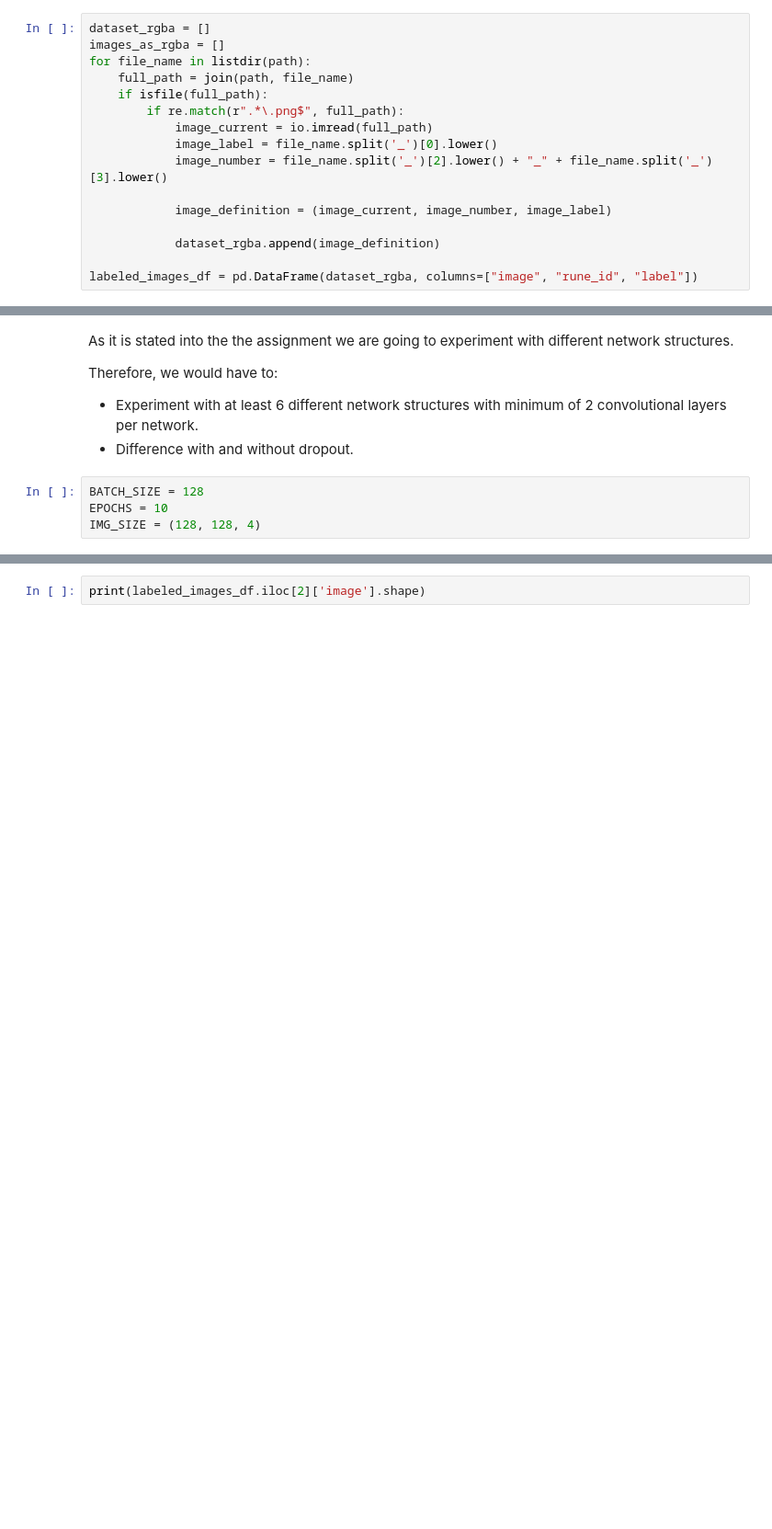
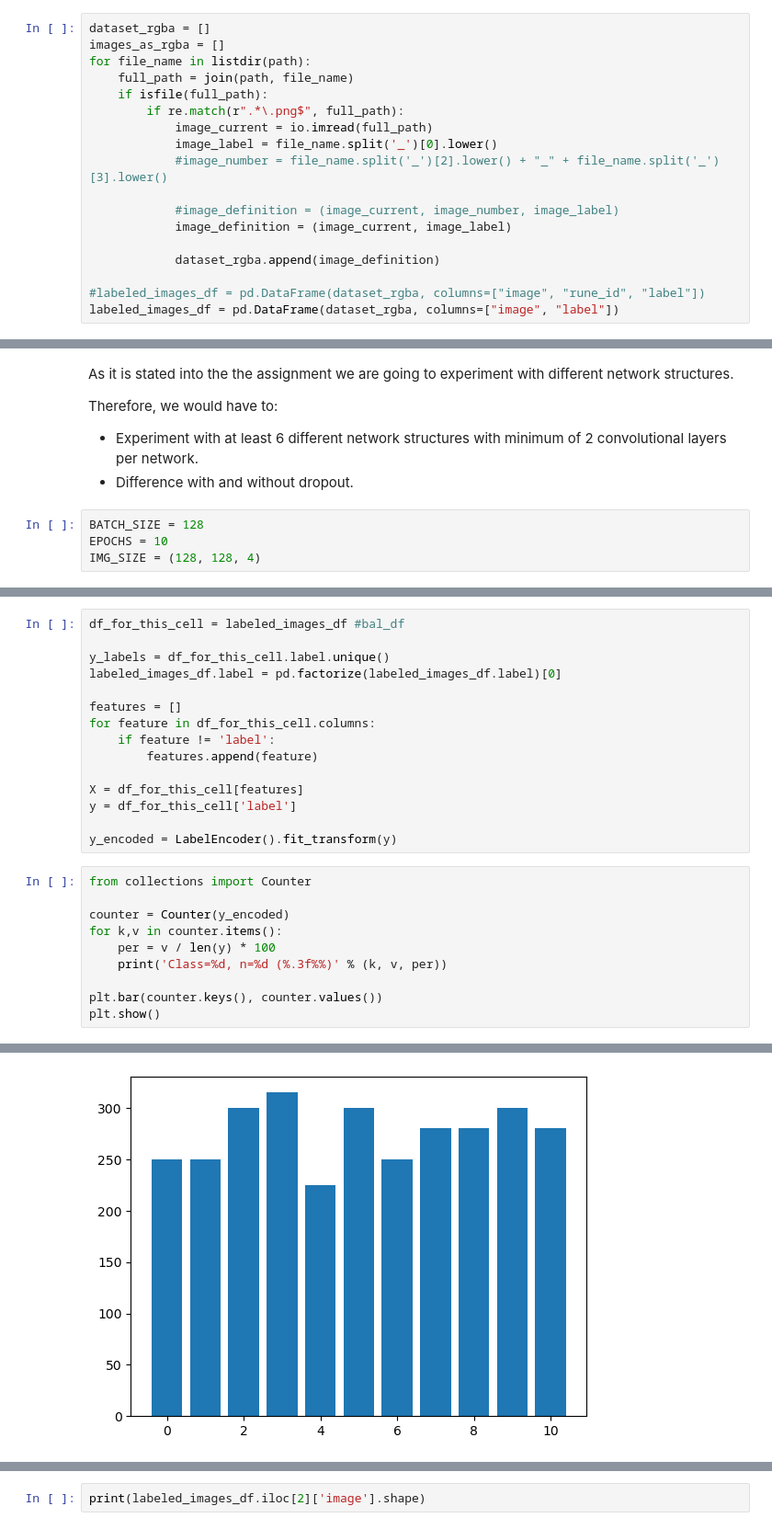
Before and after one commit to alexbejann/frisian-runes-recognition, a Jupyter notebook: MLBD-Assignment2/Part_2_CNN.ipynb, the cells around one changed output, grey strips where cells are left out. Shown: that part at 92% size. Saved outputs shown, nothing was run; the diff lists cells and outputs as text; blank space fills up the shorter version.

```diff
--- a/MLBD-Assignment2/Part_2_CNN.ipynb
+++ b/MLBD-Assignment2/Part_2_CNN.ipynb
@@ -89,11 +91,13 @@ for file_name in listdir(path):
         if re.match(r".*\.png$", full_path):
             image_current = io.imread(full_path)
             image_label = file_name.split('_')[0].lower()
-            image_number = file_name.split('_')[2].lower() + "_" + file_name.split('_')[3].lower()
+            #image_number = file_name.split('_')[2].lower() + "_" + file_name.split('_')[3].lower()
 
-            image_definition = (image_current, image_number, image_label)
+            #image_definition = (image_current, image_number, image_label)
+            image_definition = (image_current, image_label)
 
             dataset_rgba.append(image_definition)
 
-labeled_images_df = pd.DataFrame(dataset_rgba, columns=["image", "rune_id", "label"])
+#labeled_images_df = pd.DataFrame(dataset_rgba, columns=["image", "rune_id", "label"])
+labeled_images_df = pd.DataFrame(dataset_rgba, columns=["image", "label"])
 # %%
@@ -147,0 +160,26 @@ IMG_SIZE = (128, 128, 4)
+# %%
+df_for_this_cell = labeled_images_df #bal_df
+
+y_labels = df_for_this_cell.label.unique()
+labeled_images_df.label = pd.factorize(labeled_images_df.label)[0]
+
+features = []
+for feature in df_for_this_cell.columns:
+    if feature != 'label':
+        features.append(feature)
+
+X = df_for_this_cell[features]
+y = df_for_this_cell['label']
+
+y_encoded = LabelEncoder().fit_transform(y)
+# %%
+from collections import Counter
+
+counter = Counter(y_encoded)
+for k,v in counter.items():
+    per = v / len(y) * 100
+    print('Class=%d, n=%d (%.3f%%)' % (k, v, per))
+
+plt.bar(counter.keys(), counter.values())
+plt.show()
+# %% [output]
@@ -148,3 +197,4 @@ IMG_SIZE = (128, 128, 4)
+[figure, added]
 # %%
 from sklearn.model_selection import train_test_split
 
```
Also changed, not shown: parts of 24 cells of this notebook.
